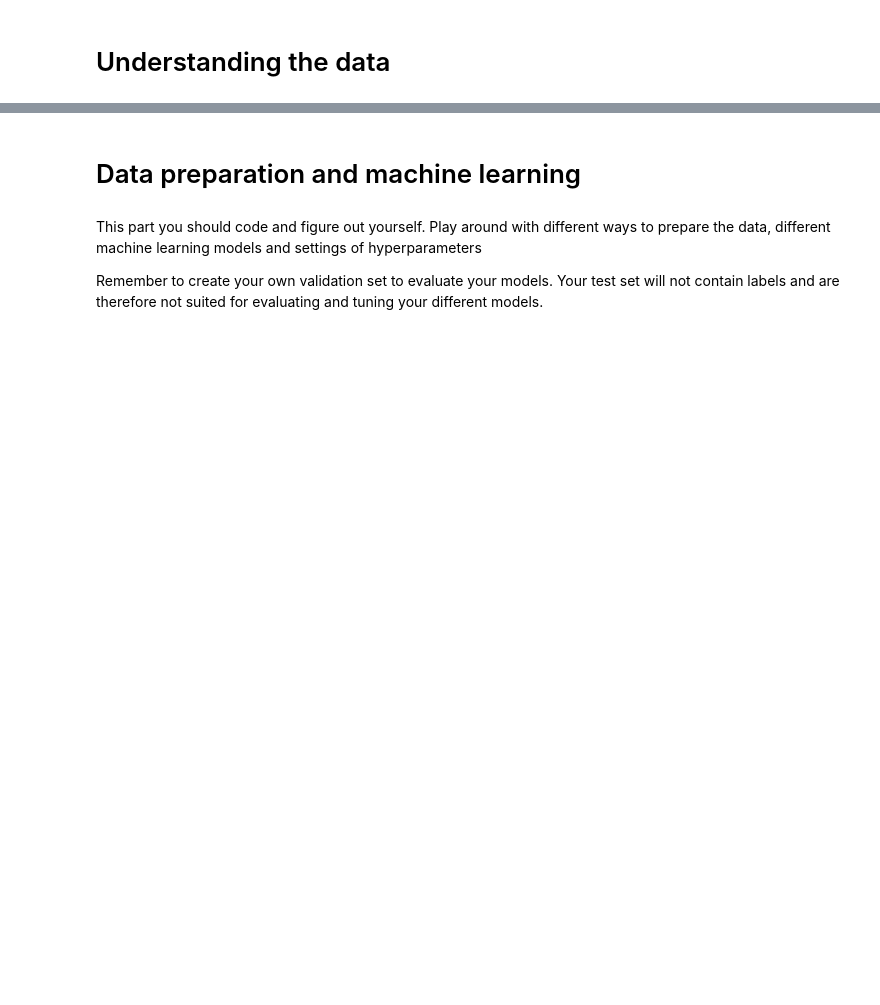
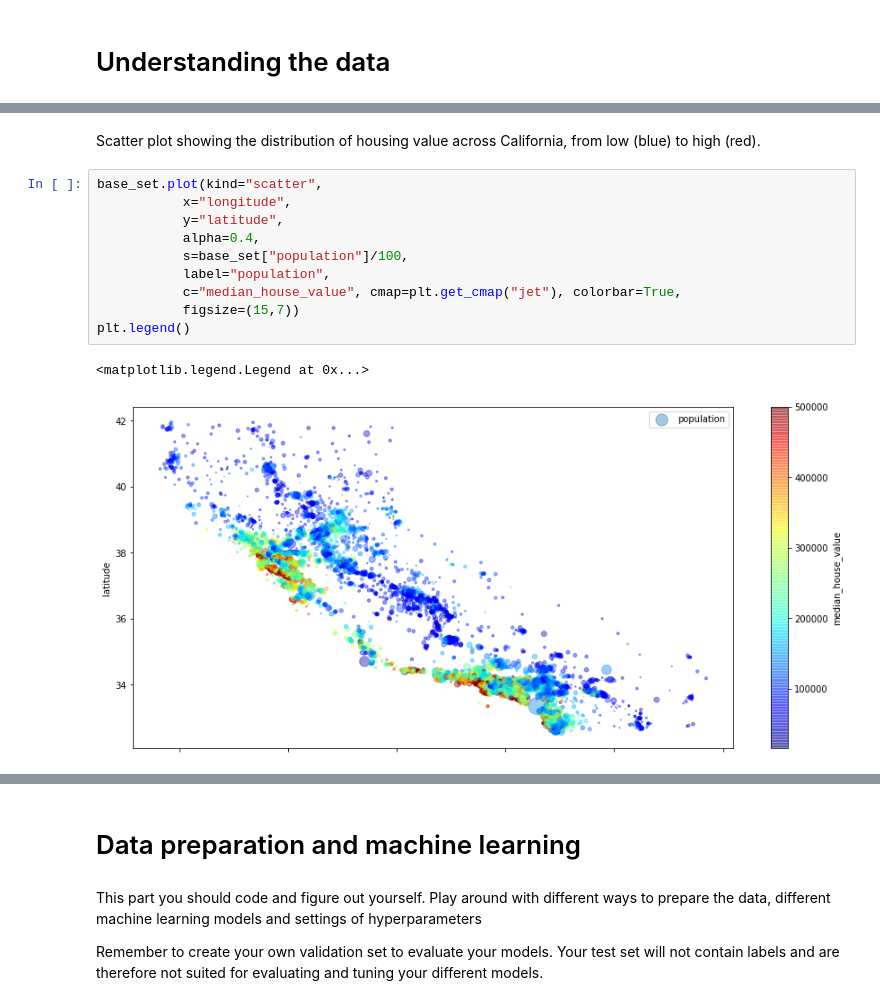
Before and after one commit to sondregj/dat158-assignment-1, a Jupyter notebook: Housing Prices.ipynb, the cells around one changed output, grey strips where cells are left out. Drawn from its saved outputs; the diff is of its cells as text; blank space fills up the shorter version.

```diff
--- a/Housing Prices.ipynb
+++ b/Housing Prices.ipynb
@@ -130,0 +113,15 @@ sns.despine()
+# %% [markdown]
+Scatter plot showing the distribution of housing value across California, from low (blue) to high (red).
+# %%
+base_set.plot(kind="scatter",
+           x="longitude",
+           y="latitude",
+           alpha=0.4,
+           s=base_set["population"]/100,
+           label="population",
+           c="median_house_value", cmap=plt.get_cmap("jet"), colorbar=True,
+           figsize=(15,7))
+plt.legend()
+# %% [output]
+<matplotlib.legend.Legend at 0x...>
+[figure, added]
```
Also changed, not shown: parts of 51 cells of this notebook.
